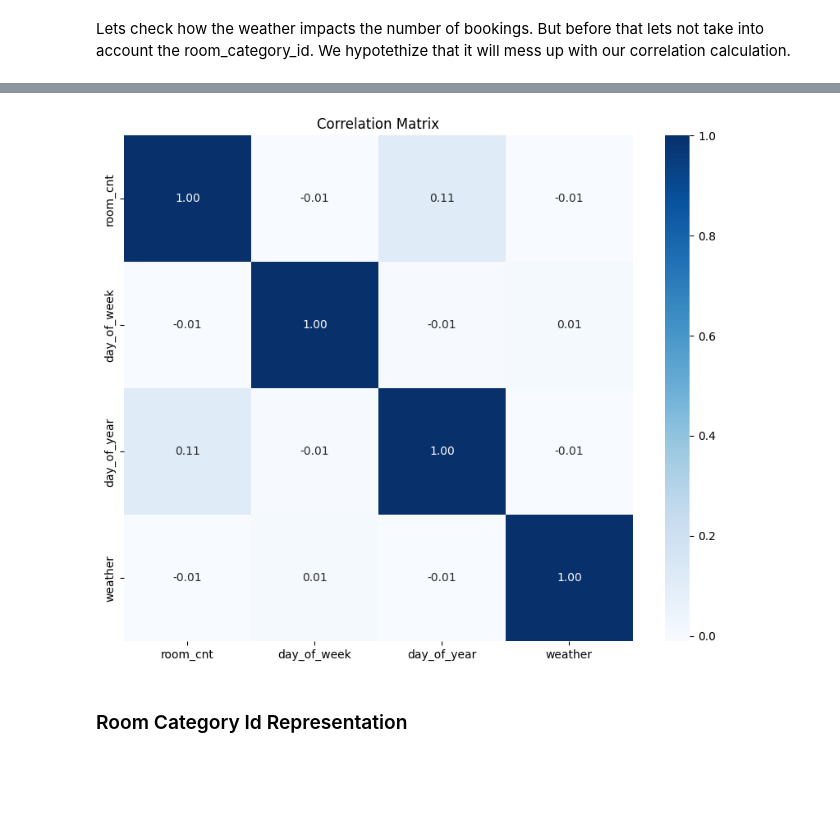
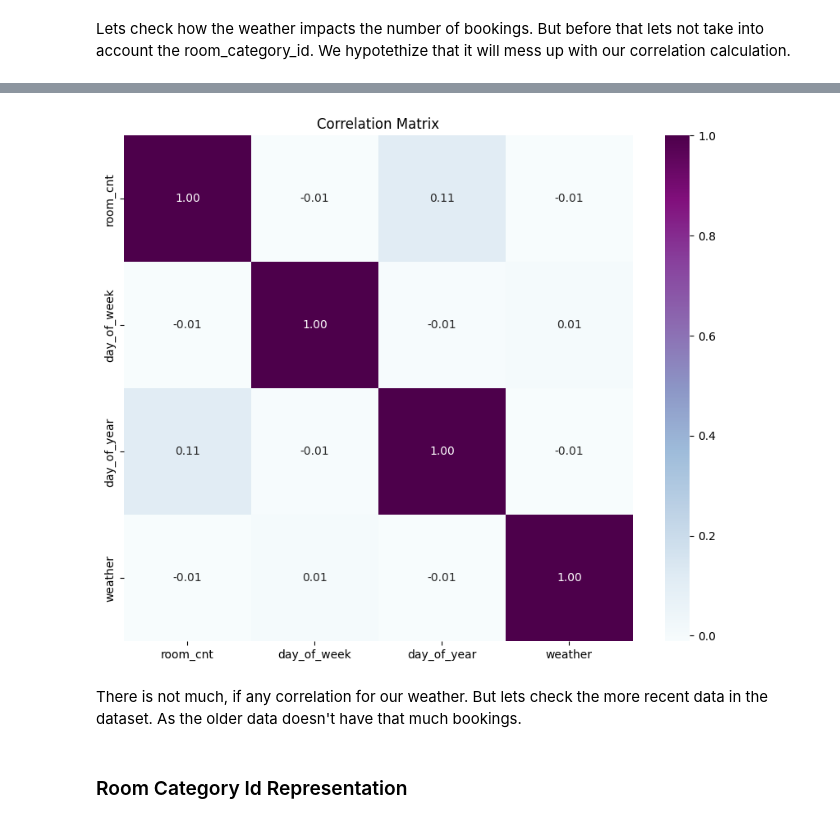
Before and after one commit to usernamenenad/Lumen, a Jupyter notebook: src/borisDataset.ipynb, the cells around one changed output, grey strips where cells are left out. Saved outputs shown, nothing was run; the diff lists cells and outputs as text; code cells hidden in the pictures; blank space fills up the shorter version.

```diff
--- a/src/borisDataset.ipynb
+++ b/src/borisDataset.ipynb
@@ -395,9 +395,11 @@ weather_corr.head()
 # %%
 corr = weather_corr.corr()
 
 plt.figure(figsize=(10, 8))
-sns.heatmap(corr, annot=True, cmap='Blues', fmt=".2f")
+sns.heatmap(corr, annot=True, cmap='BuPu', fmt=".2f")
 plt.title('Correlation Matrix')
 plt.show()
 # %% [output]
-[figure, old version]
+[figure, new version]
+# %% [markdown]
+There is not much, if any correlation for our weather. But lets check the more recent data in the dataset. As the older data doesn't have that much bookings.
```
Also changed, not shown: parts of 2 cells of this notebook.
